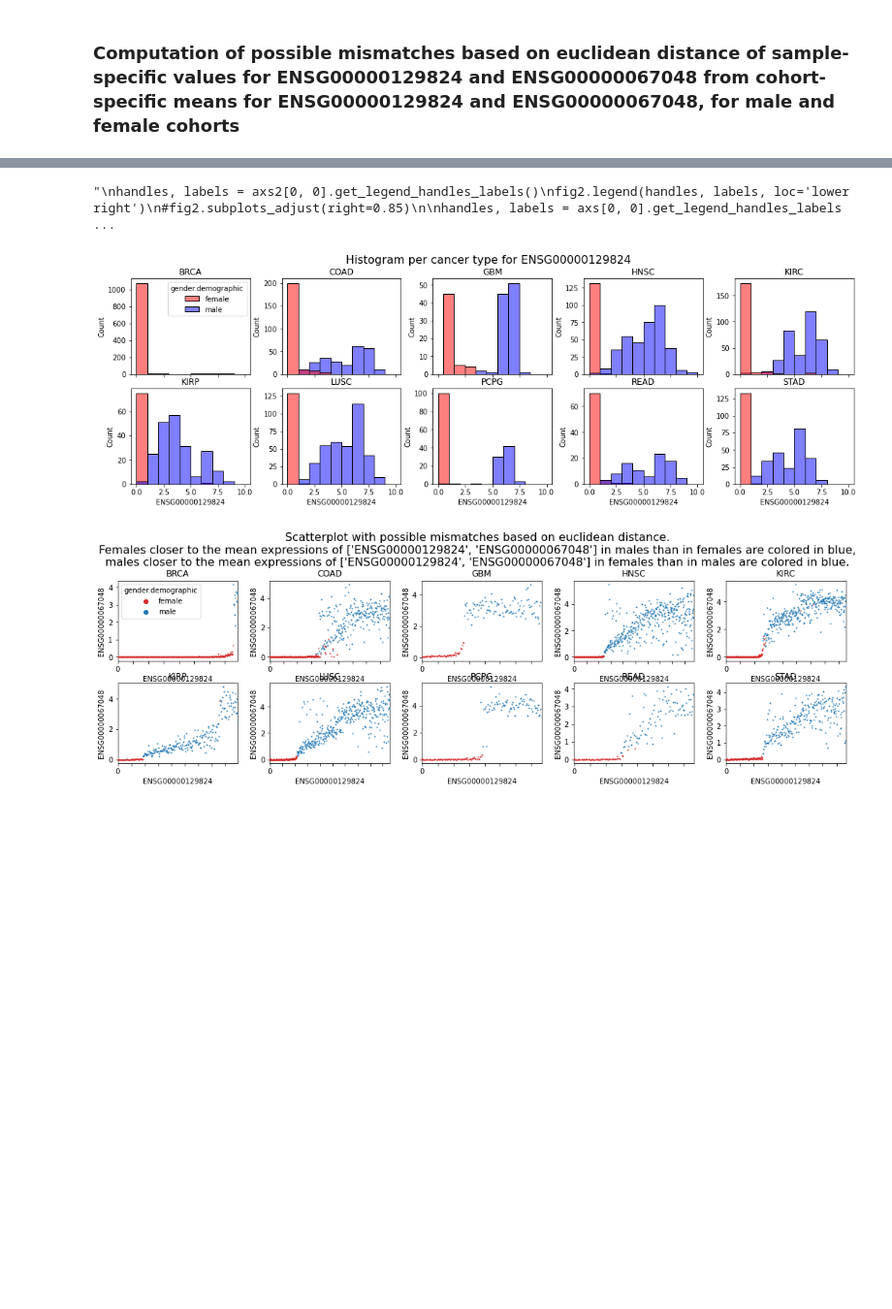
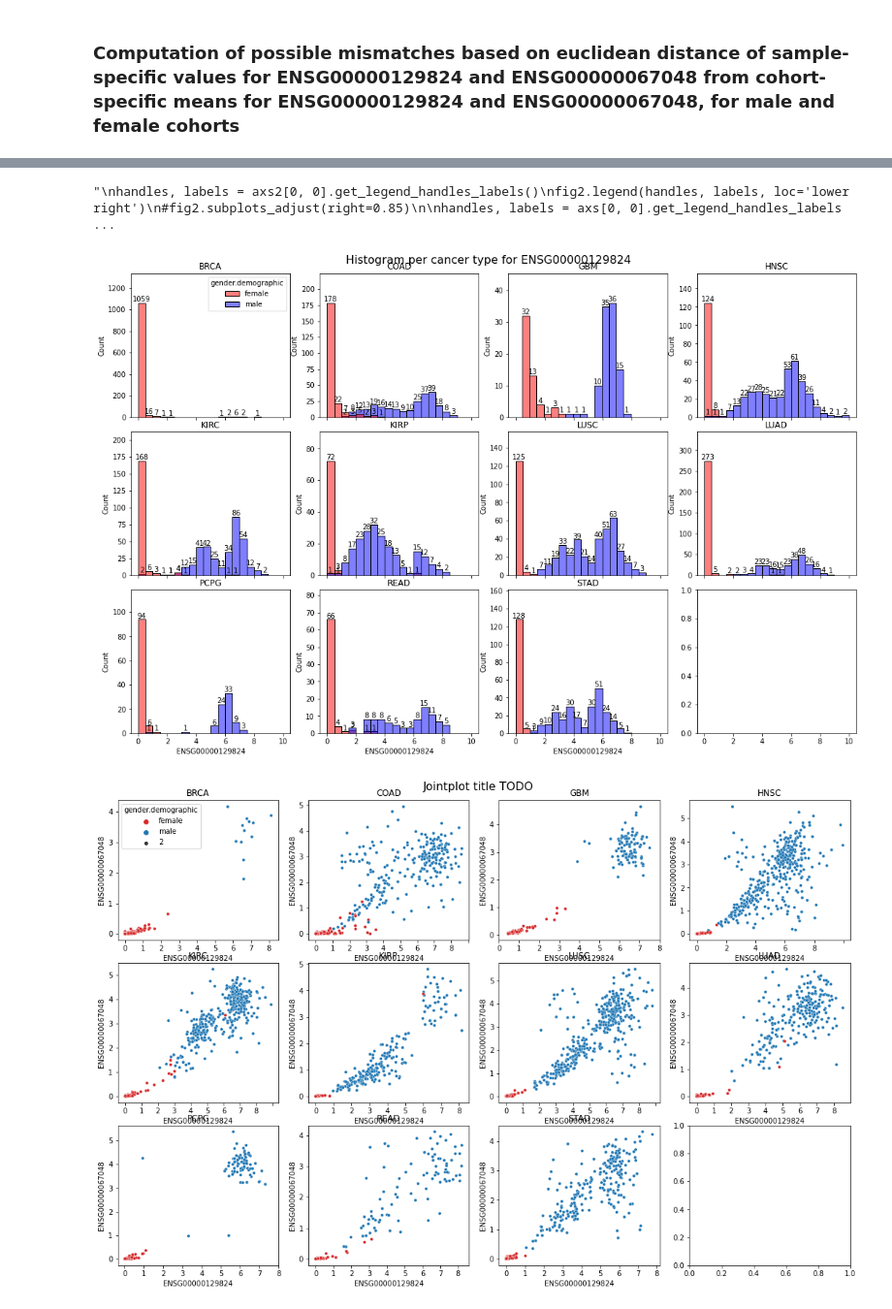
Before and after one commit to bionetslab/grn-confounders, a Jupyter notebook: results/annotation_QC.ipynb, the cells around one changed output, grey strips where cells are left out. Shown: that part at 97% size. Saved outputs shown, nothing was run; the diff lists cells and outputs as text; code cells hidden in the pictures; blank space fills up the shorter version.

Commit message:
add LUAD cohort

```diff
--- a/results/annotation_QC.ipynb
+++ b/results/annotation_QC.ipynb
@@ -23,7 +23,7 @@ Output of QC with modmatcher from modmatcher_QC.R can be found in the subdirecto
 # %%
 # list genes (ensembl ids) that were used as sex markers in MODMatcher paper (pmid 25122495)
 genes = ['ENSG00000129824', 'ENSG00000067048']
-ct_sels_init = ['BRCA', 'COAD', 'GBM', 'HNSC', 'KIRC', 'KIRP', 'LUSC', 'PCPG', 'READ', 'STAD']
+ct_sels_init = ['BRCA', 'COAD', 'GBM', 'HNSC', 'KIRC', 'KIRP', 'LUSC', 'LUAD', 'PCPG', 'READ', 'STAD']
 # %%
 def align(pheno, expr):
     keep = pheno.index.isin(expr.index)
@@ -57,13 +57,13 @@ def get_pheno_data(cohort):
 # %% [markdown]
 ### Computation of possible mismatches based on euclidean distance of sample-specific values for ENSG00000129824 and ENSG00000067048 from cohort-specific means for ENSG00000129824 and ENSG00000067048, for male and female cohorts
 # %%
-fig, axs = plt.subplots(2, 5, figsize=(15,5), sharex=True, sharey=False)
+fig, axs = plt.subplots(3, 4, figsize=(15,10), sharex=True, sharey=False)
 fig.suptitle(f'Histogram per cancer type for {genes[0]}', fontsize=16)
 fig.tight_layout()
-fig2, axs2 = plt.subplots(2, 5, figsize=(15,5), sharex=False, sharey=False)
-fig2.suptitle(f'Scatterplot with possible mismatches based on euclidean distance.\nFemales closer to the mean expressions of {genes} in males than in females are colored in blue,\nmales closer to the mean expressions of {genes} in females than in males are colored in blue.', fontsize=16)
+fig2, axs2 = plt.subplots(3, 4, figsize=(15,10), sharex=False, sharey=False)
+fig2.suptitle(f'Jointplot title TODO', fontsize=16)
 fig2.tight_layout()
-fig3, axs3 = plt.subplots(2, 5, figsize=(15,5), sharex=True, sharey=False)
+fig3, axs3 = plt.subplots(3, 4, figsize=(15,10), sharex=True, sharey=False)
 fig3.suptitle(f'Histogram per cancer type for {genes[1]}', fontsize=16)
 fig3.tight_layout()
 plt.subplots_adjust(hspace=0.6)
@@ -87,27 +87,42 @@ for cohort in ct_sels_init:
     expr = pd.read_csv(os.path.join(os.getcwd(), 'modmatcher_data', f'{cohort}_merged.csv'), index_col='submitter_id.samples', header=0)
 
     palette = {'female': 'red', 'male': 'blue'}
-    sns.histplot(expr, x=genes[0], ax=axs[j,i], hue='gender.demographic', kde=False, legend=(i==j==0), binwidth=1, palette=palette)
+    sns.histplot(expr, x=genes[0], ax=axs[j,i], hue='gender.demographic', kde=False, legend=(i==j==0), binwidth=0.5,
+                 palette=palette)
     axs[j,i].title.set_text(cohort)
+    axs[j,i].set_ylim((0, axs[j,i].get_ylim()[1]+0.2*axs[j,i].get_ylim()[1]))
+    for p in axs[j,i].patches:
+        x=p.get_bbox().get_points()[:,0]
+        y=p.get_bbox().get_points()[1,1]
+        if y > 0:
+            axs[j,i].annotate(f'{int(y)}', (x.mean(), y),
+                    ha='center', va='bottom')
 
     mean_m = expr[expr['gender.demographic'] == 'male'][genes[0]].mean()
     mean_f = expr[expr['gender.demographic'] == 'female'][genes[0]].mean()
     expr['dist_f_0'] = expr.apply(lambda x: abs(np.array(x[genes[0]]) - mean_f), axis=1)
     expr['dist_m_0'] = expr.apply(lambda x: abs(np.array(x[genes[0]]) - mean_m), axis=1)
     expr['mismatch_0'] = ((expr['dist_m_0']<expr['dist_f_0']) & (expr['gender.demographic'] == 'female')) | ((expr['dist_f_0']<expr['dist_m_0']) & (expr['gender.demographic'] == 'male'))
-    print(f'Not well separated in {genes[0]}: ' + str(len(expr[expr['mismatch_0']])))
+    print(f'Not well separated in {genes[0]}: ' + str(len(expr[expr['mismatch_0']])/len(expr)*100))
 
-    sns.histplot(expr, x=genes[1], ax=axs3[j,i], hue='gender.demographic', kde=False, legend=(i==j==0), binwidth=0.5, palette=palette)
+    sns.histplot(expr, x=genes[1], ax=axs3[j,i], hue='gender.demographic', kde=False, legend=(i==j==0), binwidth=0.25, palette=palette)
     axs3[j,i].title.set_text(cohort)
+    for p in axs3[j,i].patches:
+        x=p.get_bbox().get_points()[:,0]
+        y=p.get_bbox().get_points()[1,1]
+        if y > 0:
+            axs3[j,i].annotate(f'{int(y)}', (x.mean(), y),
+                    ha='center', va='bottom')
+
     mean_m = expr[expr['gender.demographic'] == 'male'][genes[1]].mean()
     mean_f = expr[expr['gender.demographic'] == 'female'][genes[1]].mean()
     expr['dist_f_1'] = expr.apply(lambda x: abs(np.array(x[genes[1]]) - mean_f), axis=1)
     expr['dist_m_1'] = expr.apply(lambda x: abs(np.array(x[genes[1]]) - mean_m), axis=1)
     expr['mismatch_1'] = ((expr['dist_m_1']<expr['dist_f_1']) & (expr['gender.demographic'] == 'female')) | ((expr['dist_f_1']<expr['dist_m_1']) & (expr['gender.demographic'] == 'male'))
-    print(f'Not well separated in {genes[1]}: ' + str(len(expr[expr['mismatch_1']])))
+    print(f'Not well separated in {genes[1]}: ' + str(len(expr[expr['mismatch_1']])/len(expr)*100))
 
     palette = {'female': 'tab:red', 'male': 'tab:blue'}
-    sns.swarmplot(expr, x=genes[0], y=genes[1], ax=axs2[j,i], hue='gender.demographic', palette=palette, size=2, legend=(i==j==0))
+    sns.scatterplot(expr, x=genes[0], y=genes[1], ax=axs2[j,i], hue='gender.demographic', palette=palette, size=2, legend=(i==j==0))
     axs2[j,i].title.set_text(cohort)
 
     axs2[j,i].set_xticks(range(9))
@@ -116,7 +131,7 @@ for cohort in ct_sels_init:
     axs2[j,i].xaxis.set_major_locator(MaxNLocator(integer=True))
 
     i += 1
-    if i == 5:
+    if i == 4:
         i = 0
         j += 1
     print('\n')
@@ -154,3 +169,3 @@ Not well separated in ENSG00000067048: 27
 "\nhandles, labels = axs2[0, 0].get_legend_handles_labels()\nfig2.legend(handles, labels, loc='lower right')\n#fig2.subplots_adjust(right=0.85)\n\nhandles, labels = axs[0, 0].get_legend_handles_labels ...
-[figure, old version]
+[figure, new version]
-[figure, old version]
+[figure, new version]
```
Also changed, not shown: parts of 2 cells of this notebook.
